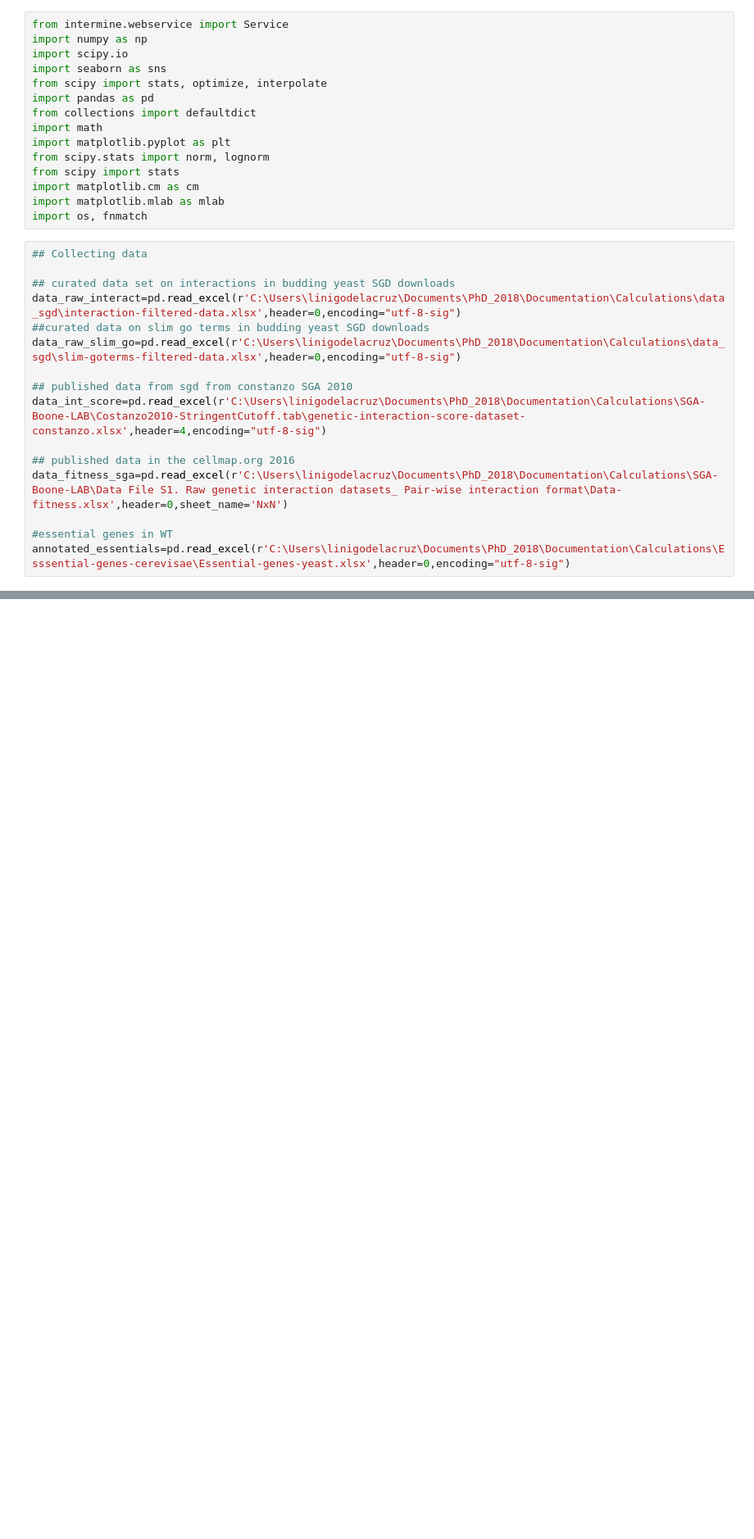
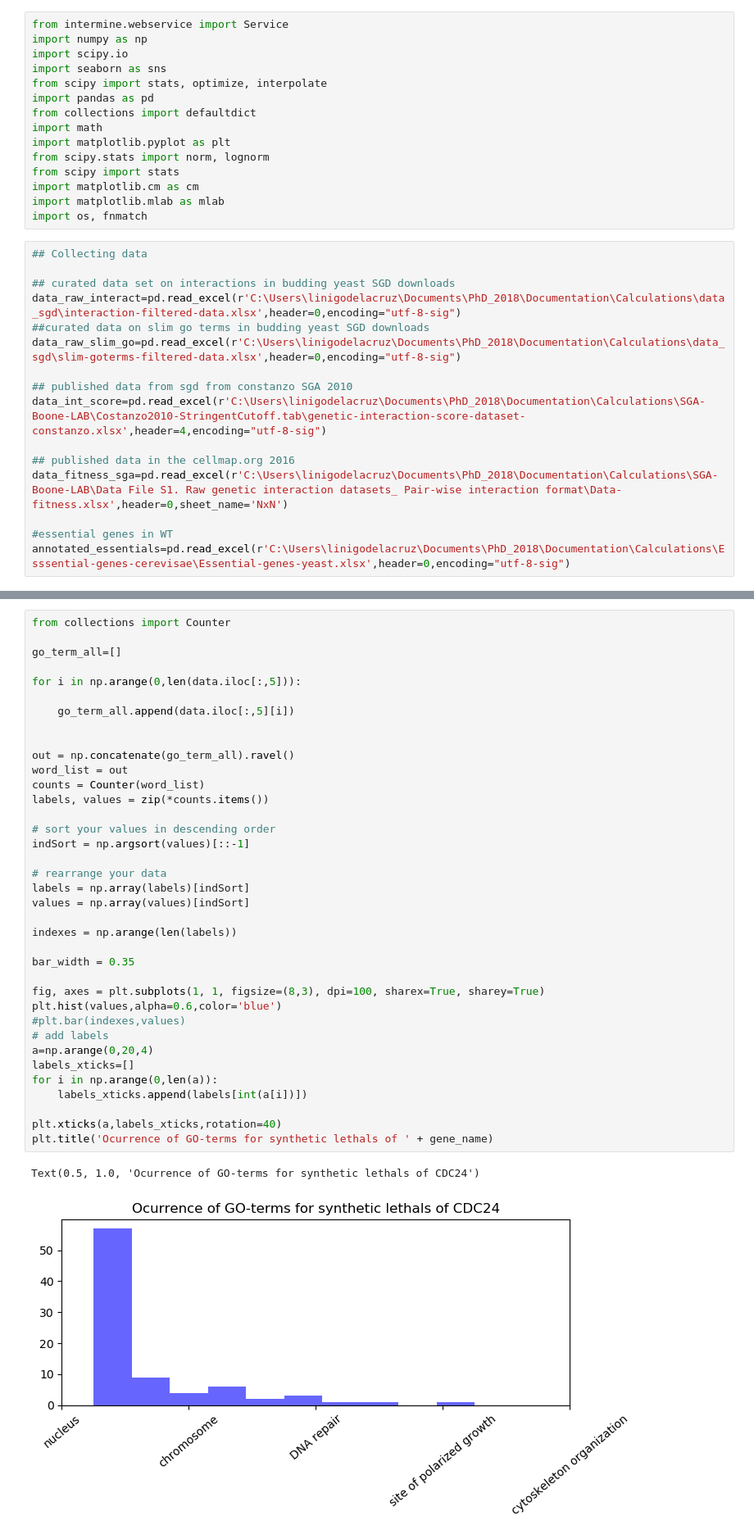
Before and after one commit to leilaicruz/machine-learning-for-yeast, a Jupyter notebook: interact2go.ipynb, the cells around one changed output, grey strips where cells are left out. Shown at 82% size. Drawn from its saved outputs; the diff is of its cells as text; blank space fills up the shorter version.

```diff
--- a/interact2go.ipynb
+++ b/interact2go.ipynb
@@ -177,3 +191,43 @@ plt.savefig('bem3-p-value-colormap.png',format='png',dpi=300,transparent=True)
+# %%
+from collections import Counter
+
+go_term_all=[]
+
+for i in np.arange(0,len(data.iloc[:,5])):
+
+    go_term_all.append(data.iloc[:,5][i])
+
+
+out = np.concatenate(go_term_all).ravel()
+word_list = out
+counts = Counter(word_list)
+labels, values = zip(*counts.items())
+
+# sort your values in descending order
+indSort = np.argsort(values)[::-1]
+
+# rearrange your data
+labels = np.array(labels)[indSort]
+values = np.array(values)[indSort]
+
+indexes = np.arange(len(labels))
+
+bar_width = 0.35
+
+fig, axes = plt.subplots(1, 1, figsize=(8,3), dpi=100, sharex=True, sharey=True)
+plt.hist(values,alpha=0.6,color='blue')
+#plt.bar(indexes,values)
+# add labels
+a=np.arange(0,20,4)
+labels_xticks=[]
+for i in np.arange(0,len(a)):
+    labels_xticks.append(labels[int(a[i])])
+
+plt.xticks(a,labels_xticks,rotation=40)
+plt.title('Ocurrence of GO-terms for synthetic lethals of ' + gene_name)
+# %% [output]
+Text(0.5, 1.0, 'Ocurrence of GO-terms for synthetic lethals of CDC24')
+[figure, added]
 # %%
 fig, axes = plt.subplots(1, 1, figsize=(5,3), dpi=100, sharex=True, sharey=True)
 #plt.subplots_adjust(bottom=0.2, right=0.5, top=1.4)
```
Also changed, not shown: parts of 9 cells of this notebook, 21 other files.
